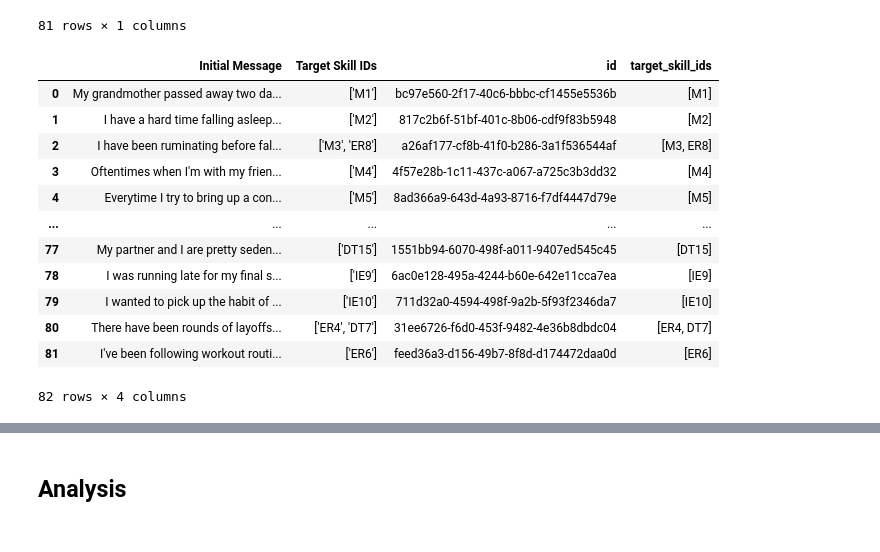
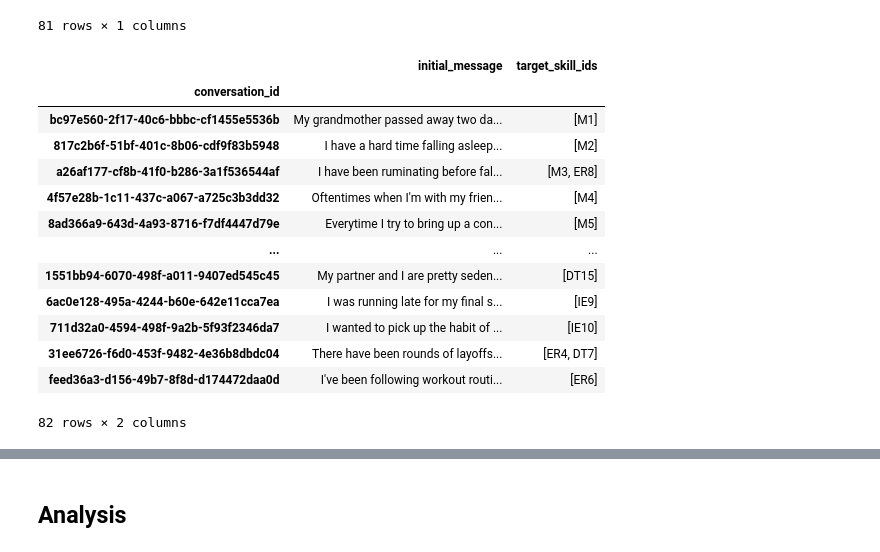
Before and after one commit to hecerinc/dbt-llm, a Jupyter notebook: src/Complete Pipeline.ipynb, the cells around one changed output, grey strips where cells are left out. Saved outputs shown, nothing was run; the diff lists cells and outputs as text; code cells hidden in the pictures.

Commit message:
more work on processing skills

```diff
--- a/src/Complete Pipeline.ipynb
+++ b/src/Complete Pipeline.ipynb
@@ -169,21 +170,31 @@ skills_detected_df
 # %%
 prompts_df = pd.read_csv(
     './data/prompts_with_ids.tsv',
     delimiter='\t',
+).rename(
+    {
+        'Initial Message':  'initial_message',
+        'Target Skill IDs': 'target_skill_ids',
+        'id':               'conversation_id',
+    },
+    axis=1,
+).set_index(
+    'conversation_id'
 )
-prompts_df['target_skill_ids'] = prompts_df['Target Skill IDs'].apply(ast.literal_eval)
+prompts_df['target_skill_ids'] = prompts_df['target_skill_ids'].apply(ast.literal_eval)
 prompts_df
 # %% [output]
-|  | Initial Message | Target Skill IDs | id | target_skill_ids |
-| 0 | My grandmother passed away two da... | ['M1'] | bc97e560-2f17-40c6-bbbc-cf1455e5536b | [M1] |
-| 1 | I have a hard time falling asleep... | ['M2'] | 817c2b6f-51bf-401c-8b06-cdf9f83b5948 | [M2] |
-| 2 | I have been ruminating before fal... | ['M3', 'ER8'] | a26af177-cf8b-41f0-b286-3a1f536544af | [M3, ER8] |
-| 3 | Oftentimes when I'm with my frien... | ['M4'] | 4f57e28b-1c11-437c-a067-a725c3b3dd32 | [M4] |
-| 4 | Everytime I try to bring up a con... | ['M5'] | 8ad366a9-643d-4a93-8716-f7df4447d79e | [M5] |
-| ... | ... | ... | ... | ... |
-| 77 | My partner and I are pretty seden... | ['DT15'] | 1551bb94-6070-498f-a011-9407ed545c45 | [DT15] |
-| 78 | I was running late for my final s... | ['IE9'] | 6ac0e128-495a-4244-b60e-642e11cca7ea | [IE9] |
-| 79 | I wanted to pick up the habit of ... | ['IE10'] | 711d32a0-4594-498f-9a2b-5f93f2346da7 | [IE10] |
-| 80 | There have been rounds of layoffs... | ['ER4', 'DT7'] | 31ee6726-f6d0-453f-9482-4e36b8dbdc04 | [ER4, DT7] |
-| 81 | I've been following workout routi... | ['ER6'] | feed36a3-d156-49b7-8f8d-d174472daa0d | [ER6] |
+|  | initial_message | target_skill_ids |
+| conversation_id |  |  |
+| bc97e560-2f17-40c6-bbbc-cf1455e5536b | My grandmother passed away two da... | [M1] |
+| 817c2b6f-51bf-401c-8b06-cdf9f83b5948 | I have a hard time falling asleep... | [M2] |
+| a26af177-cf8b-41f0-b286-3a1f536544af | I have been ruminating before fal... | [M3, ER8] |
+| 4f57e28b-1c11-437c-a067-a725c3b3dd32 | Oftentimes when I'm with my frien... | [M4] |
+| 8ad366a9-643d-4a93-8716-f7df4447d79e | Everytime I try to bring up a con... | [M5] |
+| ... | ... | ... |
+| 1551bb94-6070-498f-a011-9407ed545c45 | My partner and I are pretty seden... | [DT15] |
+| 6ac0e128-495a-4244-b60e-642e11cca7ea | I was running late for my final s... | [IE9] |
+| 711d32a0-4594-498f-9a2b-5f93f2346da7 | I wanted to pick up the habit of ... | [IE10] |
+| 31ee6726-f6d0-453f-9482-4e36b8dbdc04 | There have been rounds of layoffs... | [ER4, DT7] |
+| feed36a3-d156-49b7-8f8d-d174472daa0d | I've been following workout routi... | [ER6] |
-82 rows × 4 columns
+82 rows × 2 columns
```
Also changed, not shown: parts of 10 cells of this notebook, 2 other files.
